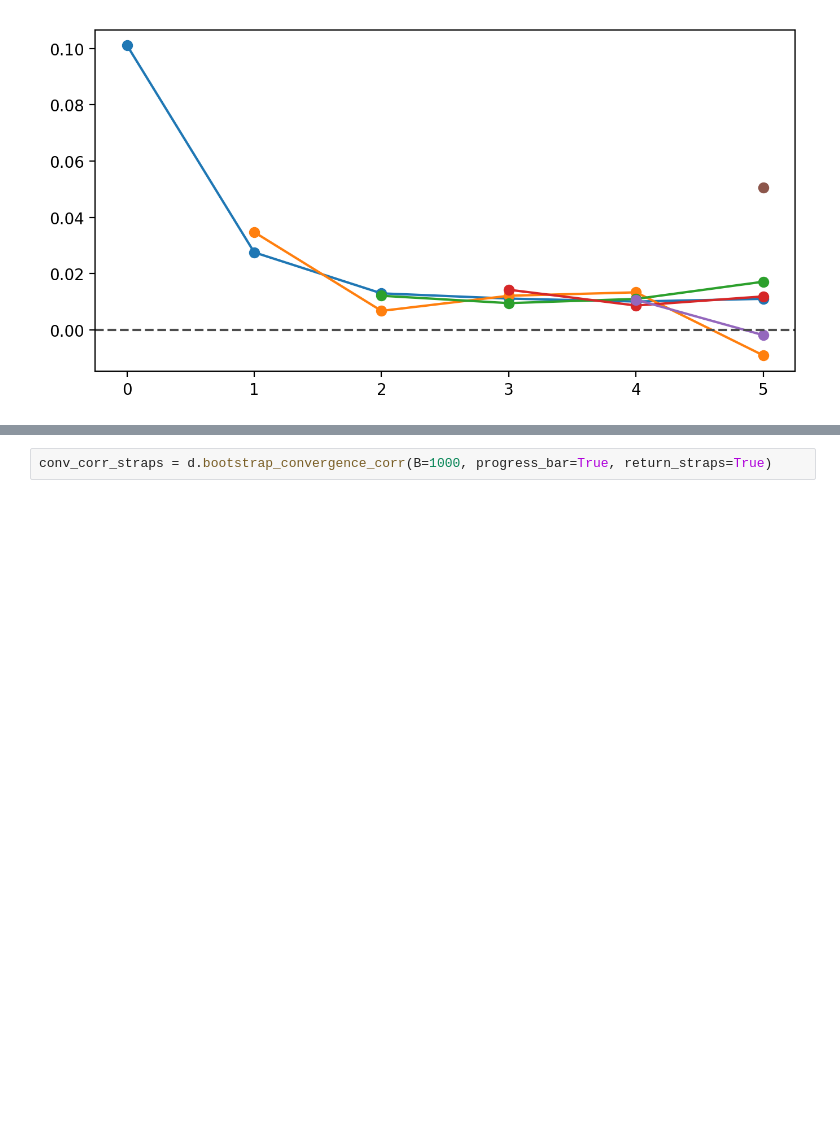
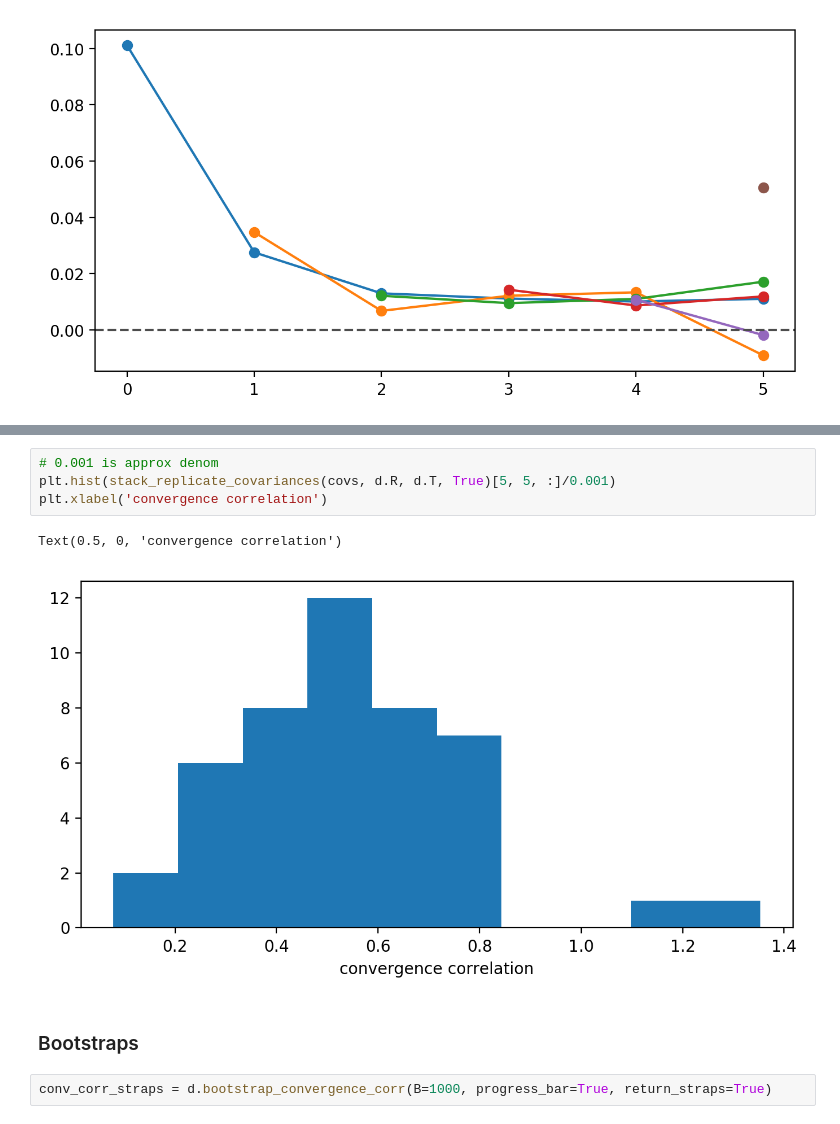
Before and after one commit to vsbuffalo/cvtk, a Jupyter notebook: notebooks/barghi_et_al_2019.ipynb, the cells around one changed output, grey strips where cells are left out. Cells and saved outputs as stored; diff of their text form; blank space fills up the shorter version.

```diff
--- a/notebooks/barghi_et_al_2019.ipynb
+++ b/notebooks/barghi_et_al_2019.ipynb
@@ -380,3 +361,12 @@ plt.axhline(0, linestyle='--', c='0.3')
+# %%
+# 0.001 is approx denom
+plt.hist(stack_replicate_covariances(covs, d.R, d.T, True)[5, 5, :]/0.001)
+plt.xlabel('convergence correlation')
+# %% [output]
+Text(0.5, 0, 'convergence correlation')
+[figure, added]
+# %% [markdown]
+### Bootstraps
 # %%
 conv_corr_straps = d.bootstrap_convergence_corr(B=1000, progress_bar=True, return_straps=True)
 # %% [output]
```
Also changed, not shown: parts of 16 cells of this notebook, 7 other files.
